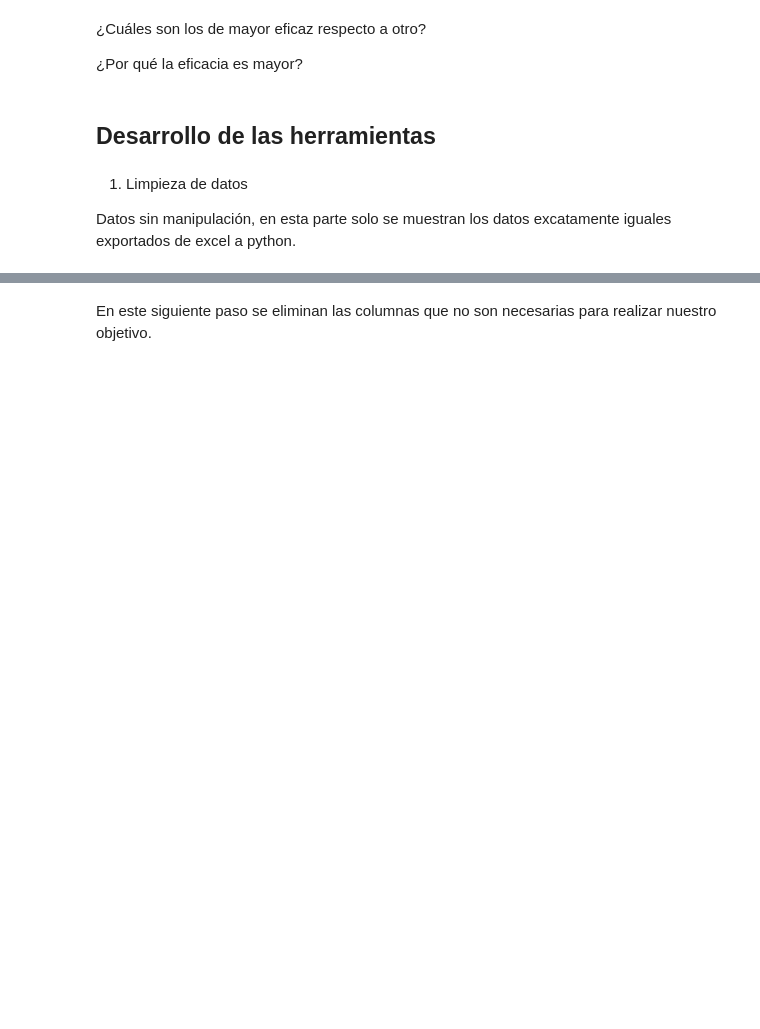
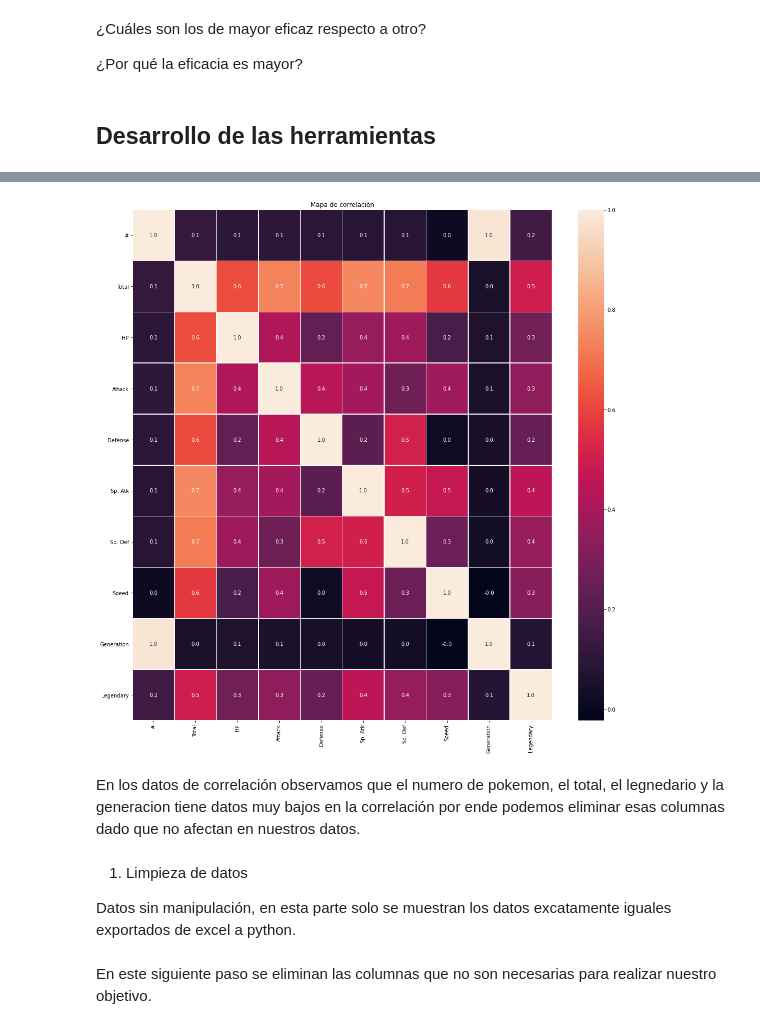
Before and after one commit to lizbethaltamirano/MIneria_de_Datos, a Jupyter notebook: AvancePIA_II_002_2.ipynb, the cells around one changed output, grey strips where cells are left out. Saved outputs shown, nothing was run; the diff lists cells and outputs as text; code cells hidden in the pictures; blank space fills up the shorter version.

```diff
--- a/AvancePIA_II_002_2.ipynb
+++ b/AvancePIA_II_002_2.ipynb
@@ -64,10 +64,6 @@ Seleccionar 3 de cada tipo y mostrar cual es el mas eficaz.
 ¿Por qué la eficacia es mayor?
 # %% [markdown]
 ## Desarrollo de las herramientas
-# %% [markdown]
-1. Limpieza de datos
-
-Datos sin manipulación, en esta parte solo se muestran los datos excatamente iguales exportados de excel a python.
 # %%
 import pandas as pd
 d = pd.read_csv('Pokemon.csv')
@@ -88,6 +84,26 @@ d.tail() #muestra las ultimas 4 filas de la base de datos
 | 797 | 720 | HoopaHoopa Confined | Psychic | Ghost | 600 | 80 | 110 | 60 | 150 | 130 | 70 | ... |
 | 798 | 720 | HoopaHoopa Unbound | Psychic | Dark | 680 | 80 | 160 | 60 | 170 | 130 | 80 | ... |
 | 799 | 721 | Volcanion | Fire | Water | 600 | 80 | 110 | 120 | 130 | 90 | 70 | ... |
+# %%
+pokem = pd.read_csv('Pokemon.csv')
+import seaborn as sns
+import matplotlib.pyplot as plt
+# %%
+f,ax=plt.subplots(figsize = (18,18))
+sns.heatmap(pokem.corr(),annot= True,linewidths=0.5,fmt = ".1f",ax=ax)
+plt.xticks(rotation=90)
+plt.yticks(rotation=0)
+plt.title('Mapa de correlación')
+plt.savefig('graph.png')
+plt.show()
+# %% [output]
+[figure, added]
+# %% [markdown]
+En los datos de correlación observamos que el numero de pokemon, el total, el legnedario y la generacion tiene datos muy bajos en la correlación por ende podemos eliminar esas columnas dado que no afectan en nuestros datos.
+# %% [markdown]
+1. Limpieza de datos
+
+Datos sin manipulación, en esta parte solo se muestran los datos excatamente iguales exportados de excel a python.
 # %% [markdown]
 En este siguiente paso se eliminan las columnas que no son necesarias para realizar nuestro objetivo.
 # %%
```
Also changed, not shown: parts of 49 cells of this notebook.
